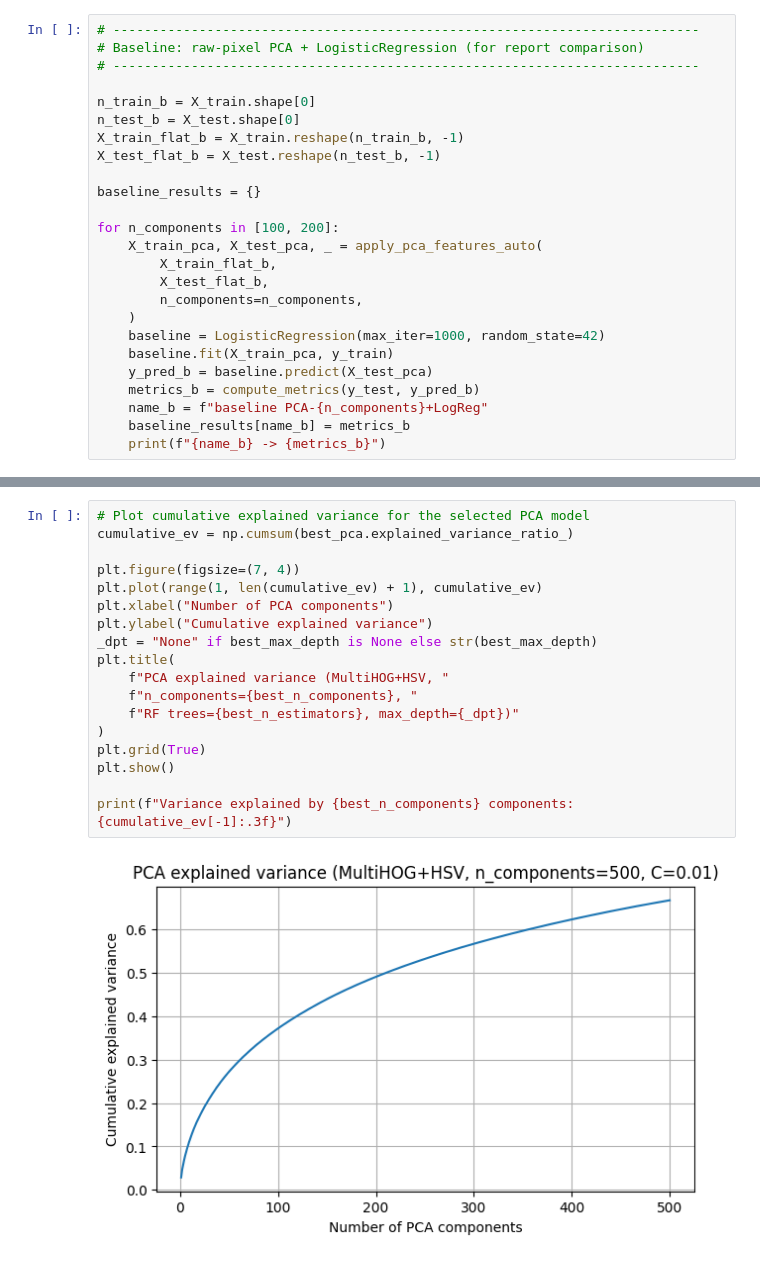
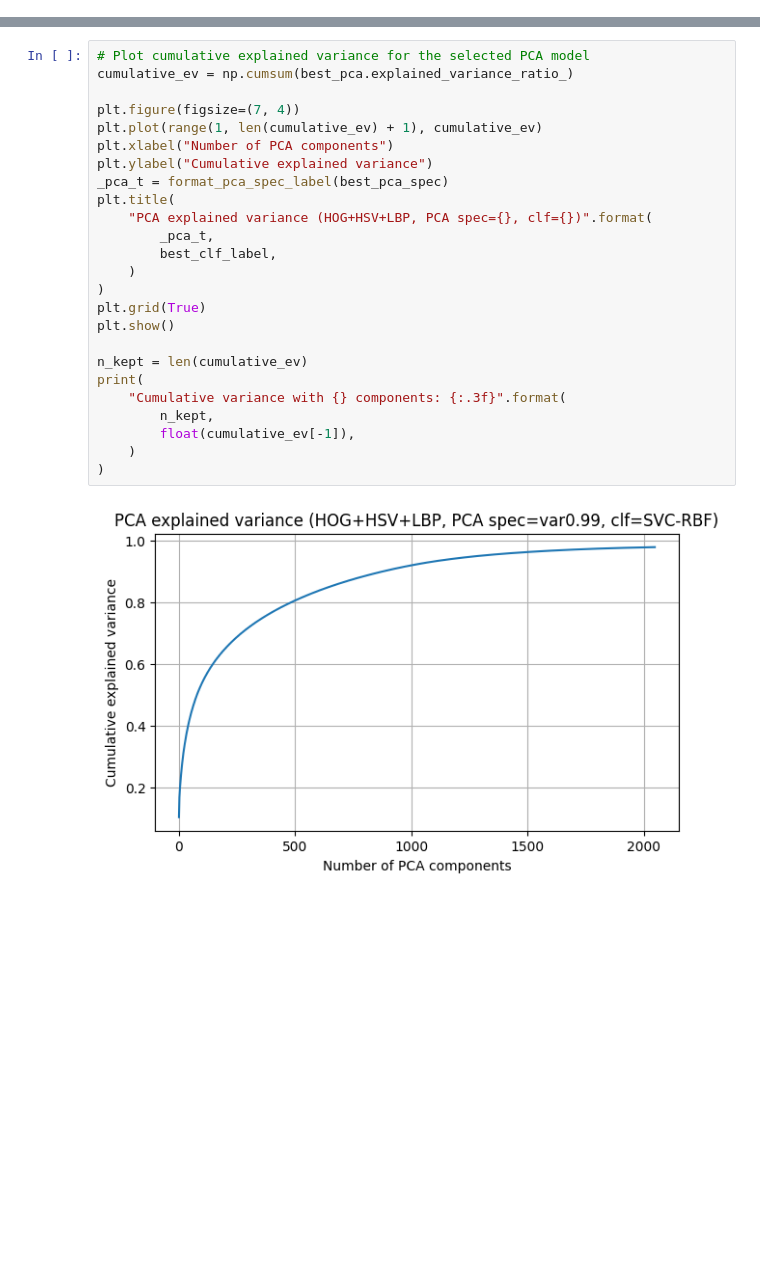
Before and after one commit to ECSE415-group-3/ecse415-final-project, a Jupyter notebook: notebooks/02-appearace-based-model-optionB.ipynb, the cells around one changed output, grey strips where cells are left out. Cells and saved outputs as stored; diff of their text form; blank space fills up the shorter version.

```diff
--- a/notebooks/02-appearace-based-model-optionB.ipynb
+++ b/notebooks/02-appearace-based-model-optionB.ipynb
@@ -333,25 +401,0 @@ Pipeline: multi-scale HOG (ppc=8 + ppc=16) + HSV histogram (12 bins/channel)
-# %%
-# ---------------------------------------------------------------------------
-# Baseline: raw-pixel PCA + LogisticRegression (for report comparison)
-# ---------------------------------------------------------------------------
-
-n_train_b = X_train.shape[0]
-n_test_b = X_test.shape[0]
-X_train_flat_b = X_train.reshape(n_train_b, -1)
-X_test_flat_b = X_test.reshape(n_test_b, -1)
-
-baseline_results = {}
-
-for n_components in [100, 200]:
-    X_train_pca, X_test_pca, _ = apply_pca_features_auto(
-        X_train_flat_b,
-        X_test_flat_b,
-        n_components=n_components,
-    )
-    baseline = LogisticRegression(max_iter=1000, random_state=42)
-    baseline.fit(X_train_pca, y_train)
-    y_pred_b = baseline.predict(X_test_pca)
-    metrics_b = compute_metrics(y_test, y_pred_b)
-    name_b = f"baseline PCA-{n_components}+LogReg"
-    baseline_results[name_b] = metrics_b
-    print(f"{name_b} -> {metrics_b}")
@@ -531,20 +575,27 @@ plot_sample_predictions(
 # %%
 # Plot cumulative explained variance for the selected PCA model
 cumulative_ev = np.cumsum(best_pca.explained_variance_ratio_)
 
 plt.figure(figsize=(7, 4))
 plt.plot(range(1, len(cumulative_ev) + 1), cumulative_ev)
 plt.xlabel("Number of PCA components")
 plt.ylabel("Cumulative explained variance")
-_dpt = "None" if best_max_depth is None else str(best_max_depth)
+_pca_t = format_pca_spec_label(best_pca_spec)
 plt.title(
-    f"PCA explained variance (MultiHOG+HSV, "
-    f"n_components={best_n_components}, "
-    f"RF trees={best_n_estimators}, max_depth={_dpt})"
+    "PCA explained variance (HOG+HSV+LBP, PCA spec={}, clf={})".format(
+        _pca_t,
+        best_clf_label,
+    )
 )
 plt.grid(True)
 plt.show()
 
-print(f"Variance explained by {best_n_components} components: {cumulative_ev[-1]:.3f}")
+n_kept = len(cumulative_ev)
+print(
+    "Cumulative variance with {} components: {:.3f}".format(
+        n_kept,
+        float(cumulative_ev[-1]),
+    )
+)
 # %% [output]
-[figure, old version]
+[figure, new version]
```
Also changed, not shown: parts of 16 cells of this notebook, 4 other files.
